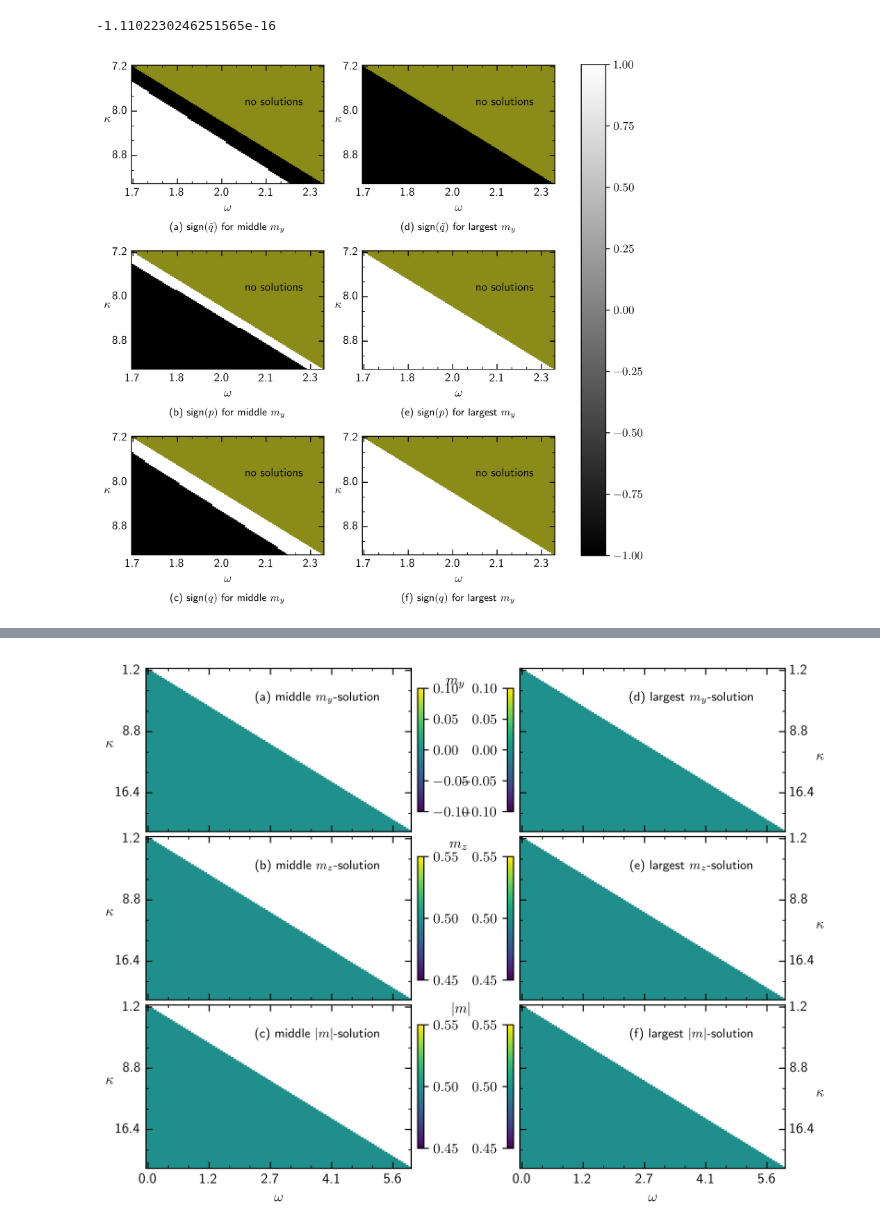
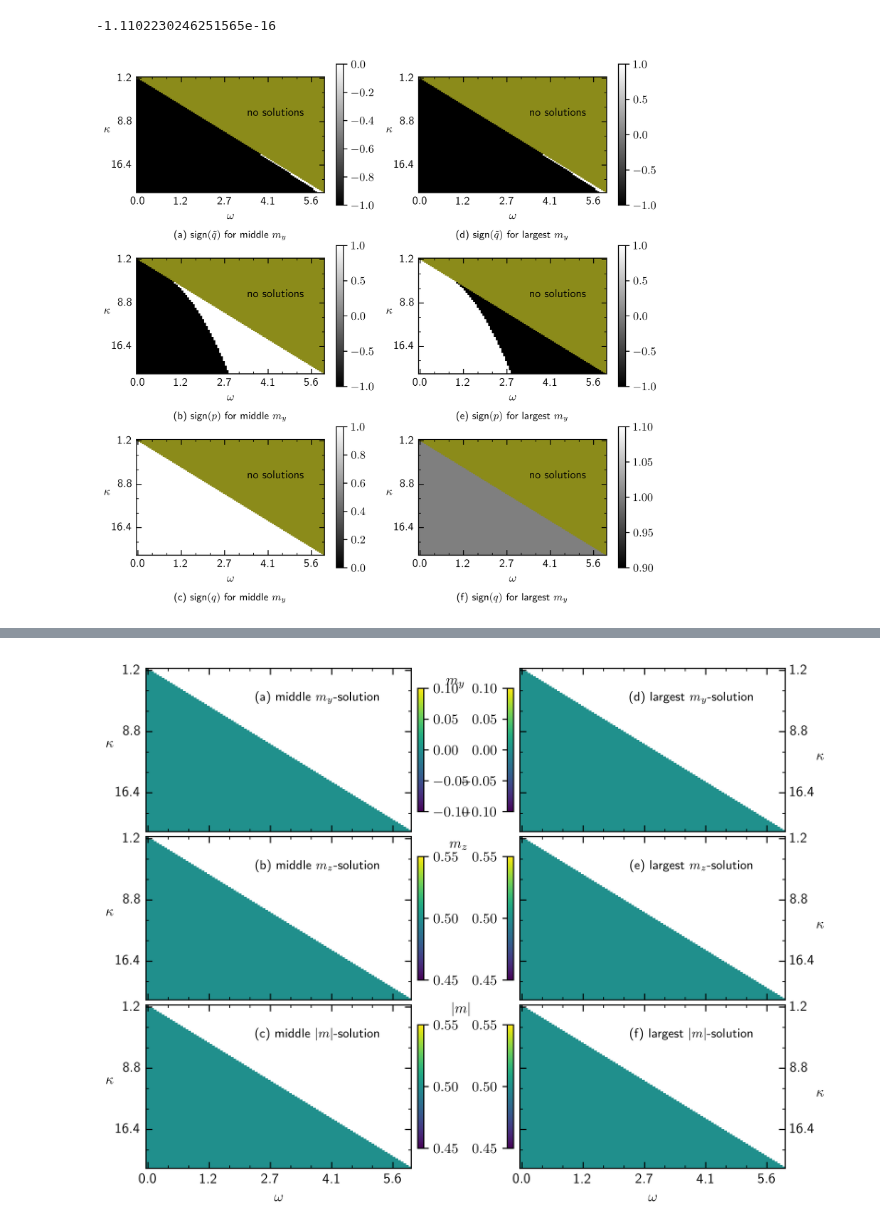
Before and after one commit to ChriGomm/Bachelor_sympy, a Jupyter notebook: sign_lam.ipynb, the cells around one changed output, grey strips where cells are left out. Drawn from its saved outputs; the diff is of its cells as text; code cells hidden in the pictures.

```diff
--- a/sign_lam.ipynb
+++ b/sign_lam.ipynb
@@ -130,8 +130,8 @@ def maxF(w,k,G,gamma):
 
 def lamtest(y,w,k,Gam,sgam):
     A = AOK(k,Gam,sgam)
-    p = Gam**2+A/2+3*k**2*y**2-4*y*w*k+w**2
-    q = Gam**2*(A/2+3*k**2*y**2-4*y*w*k+w**2)+Gam**2*(2*y*k-w)*(y*k-w)
+    p = Gam**2+A/2+k**2*y**2-y*w*k
+    q = Gam**2*(A/2+k**2*y**2-y*w*k)+Gam**2*(2*y*k-w)*(y*k-w)
     return p, p**2-4*q, q
 
 
@@ -349,8 +349,8 @@ class Setup_Fig():
         return fig, ax
 # %%
 # boundary in W-K for the number of fixed points determination
-K = np.linspace(6,8,100)
-# K = np.linspace(1+1/10**4,20,100)
+# K = np.linspace(6,8,100)
+K = np.linspace(1+1/10**4,20,100)
 W = np.zeros_like(K)
 for i in range(len(K)):
     # print(FKK(1/10**6,k[i]),FKK(10**5,k[i]))
@@ -461,6 +461,23 @@ for l in range(1):#,w.shape[1]):
                     root[i,j,2] = np.nan
                 except:
                     print('2sol',i,j)
+# %%
+from sympy.abc import gamma, G, kappa, omega, x, y, z, t
+from sympy.matrices import Matrix
+from sympy import lambdify, simplify, expand
+import numpy as np
+m = Matrix([x,y,z])
+glx = -(gamma+G)/2*m[0]+kappa*m[0]*m[2]
+gly = -omega*m[2]-(gamma+G)/2*m[1]+kappa*m[1]*m[2]
+glz = omega*m[1]-kappa*(m[0]**2+m[1]**2)+G/2-G*m[2]
+gl = Matrix([glx,gly,glz])
+jac_gl = gl.jacobian([m[0],m[1],m[2]])
+gl_np = lambdify([t,m,omega,kappa,G,gamma],gl)
+jac_gl_np = lambdify([t,m,omega,kappa,G,gamma],jac_gl)
+gl_np(0,[0,2,1],1,1/2,0.2,1), jac_gl_np(0,[0,2,1],1,1/2,0.2,1)
+from scipy.integrate import solve_ivp
+mz= 1/2 - 1/G*(kappa*(m[0]**2+m[1]**2)-omega*m[1])
+jac_gl = simplify(expand(jac_gl.subs(z,mz)))
 # %%
 # lamda23 analysis ml
 from matplotlib.colors import LinearSegmentedColormap
@@ -471,9 +488,16 @@ sqrt_interior = np.zeros_like(root)
 lamda = np.zeros_like(root)
 border = np.zeros_like(root)
 q = np.zeros_like(root)
+num_eig = np.zeros((root.shape[0],root.shape[1],root.shape[2],3),dtype=np.complex64)
 for s in range(3):
     for i in range(np.shape(k)[0]):
         for j in range(np.shape(w)[0]):
+            if i>j:
+                ms = np.array([0,root[i,j,s],m_z(root[i,j,s],w[j],k[i],Gam)])
+                jac = jac_gl_np(0,ms,w[j],k[i],Gam,sgam)
+                num_eig[i,j,s,:],trash= np.linalg.eig(jac)
+                # print(np.linalg.eig(jac)[0])
+
             if s<0 and i!=j:
                 border[i,j,s]=np.nan
             elif s>=0 and i>j:
@@ -502,7 +526,8 @@ setup.fig_height=20.6*cm #29.1*cm
 setup.DEFAULT_HEAT_EXTEND = (-0.5,64.5,39.5,-0.5)
 fig, ax = setup.return_fig(shape=(3,2),dots_per_inch=600)
 # plotstruct = [[sqrt_interior[:,:,0],sqrt_interior[:,:,1],sqrt_interior[:,:,2]],[q[:,:,0],q[:,:,1],q[:,:,2]]]
-plotstruct = [[sqrt_interior[:,:,1],p[:,:,1],q[:,:,1]],[sqrt_interior[:,:,2],p[:,:,2],q[:,:,2]]]
+plotstruct = [[np.imag(num_eig[:,:,2,1]).astype(np.float64),np.real(num_eig[:,:,2,1]).astype(np.float64),np.real(num_eig[:,:,2,2]).astype(np.float64)],[sqrt_interior[:,:,2],p[:,:,2],q[:,:,2]]]
+# plotstruct = [[sqrt_interior[:,:,1],p[:,:,1],q[:,:,1]],[sqrt_interior[:,:,2],p[:,:,2],q[:,:,2]]]
 # title = [[r'(a) $\tilde{q}$ for smallest $m_y$',r'(b) $\tilde{q}$ for middle $m_y$',r'(c) $\tilde{q}$ for largest $m_y$'],[r'(d) $p$ for smallest $m_y$',r'(e) $p$ for middle $m_y$',r'(f) $p$ for largest $m_y$']]
 title = [[r'(a) sign$(\tilde{q})$ for middle $m_y$',r'(b) sign$(p)$ for middle $m_y$',r'(c) sign$(q)$ for middle $m_y$'],[r'(d) sign$(\tilde{q})$ for largest $m_y$',r'(e) sign$(p)$ for largest $m_y$',r'(f) sign$(q)$ for largest $m_y$']]
 images = []
@@ -513,33 +538,33 @@ cdict1 = {
         (1.0, 1.0, 1.0),
     ),
     'red': (
         (0.0, 0.0, 1.0),
         (1.0, 0.1, 0.0),
     ),
     'green': (
         (0.0, 0.0, 1.0),
         (1.0, 0.1, 0.0),
 
     )
 }
 colormap = LinearSegmentedColormap('red',cdict1)
 for i in range(3):
     for j in range(2):
-        im = ax[i,j].imshow(np.sign(plotstruct[j][i]),cmap='gray',vmin=-1,vmax=1,extent=(-0.5,64.5,39.5,-0.5))
+        im = ax[i,j].imshow(np.sign(plotstruct[j][i]),cmap='gray',extent=(-0.5,64.5,39.5,-0.5))
         borderline = ax[i,j].imshow(border[:,:,i],cmap=colormap,vmin=-1,vmax=1,extent=(-0.5,64.5,39.5,-0.5))
         ax[i,j].set_title(title[j][i],loc='center',y=-0.45,fontsize=9)
         ax[i,j].set_xlabel(r'$\omega$')
         ax[i,j].set_ylabel(r'$\kappa$',rotation=0)
         if i>=0:
             ax[i,j].text(38,13,r'no solutions')
         # ax[i,j].plot(w,k)
         # im.set_extend(((-0.5,39.5,39.5,-0.5)))
         images.append(im)
 # cbar1 = fig.colorbar(images[3],ax=ax,orientation='vertical',fraction=0.05)
-cbar2 = fig.colorbar(images[-2],ax=ax,orientation='vertical',shrink=0.934)
+        cbar2 = fig.colorbar(images[-1],ax=ax[i,j],orientation='vertical',shrink=0.934)
 # fig.tight_layout()
 # plt.figtext(s=r'\,\\Figure 5: The figures a-c present the sign of the interior of the square root for the eigenvalues $\lambda_{23}$ \\for the different fixed points and parameter configurations. Figures d-f show in the same manner \\the sign of $p$. In the entire setup is \\$\Gamma=1$ and $\gamma=0.2$ fixed.',x=0,y=0,fontsize=10,bbox=dict(xy=(0,0),width=5,height=5,boxstyle='Square'))
 # plt.savefig('/home/christian/Documents/Bachelor/protocol/pictures/'+setup.name_of_plot,bbox_inches='tight')
 plt.show()
 # %% [output]
-[figure, old version]
+[figure, new version]
```
Also changed, not shown: parts of 7 cells of this notebook.
